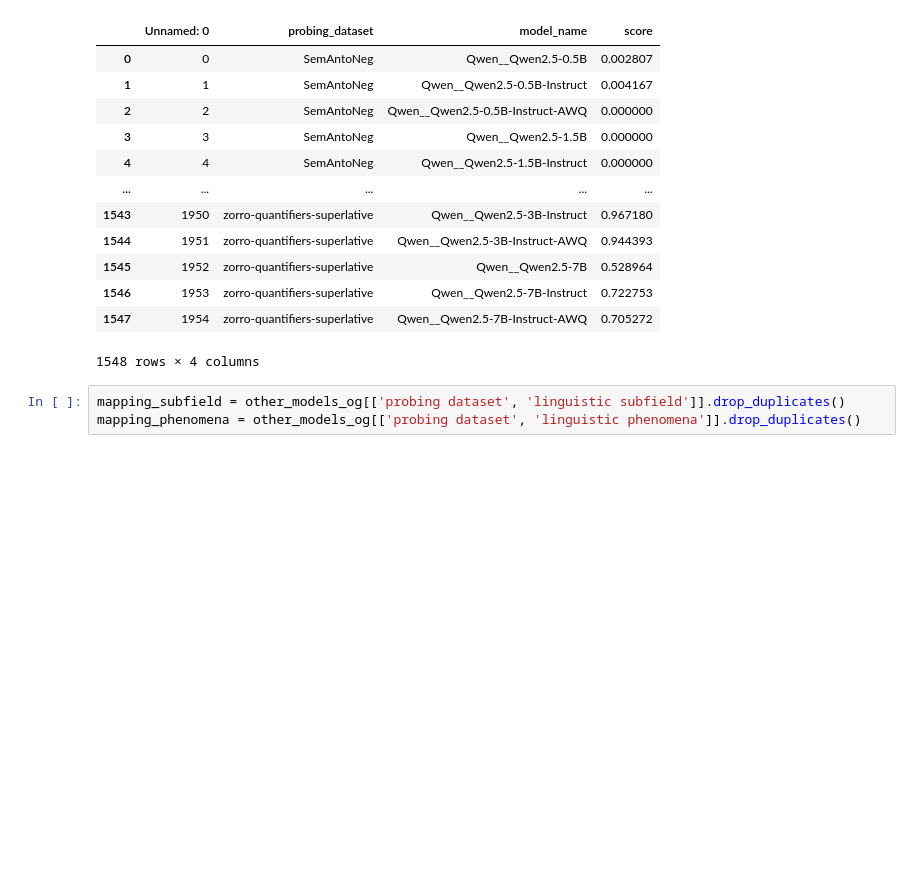
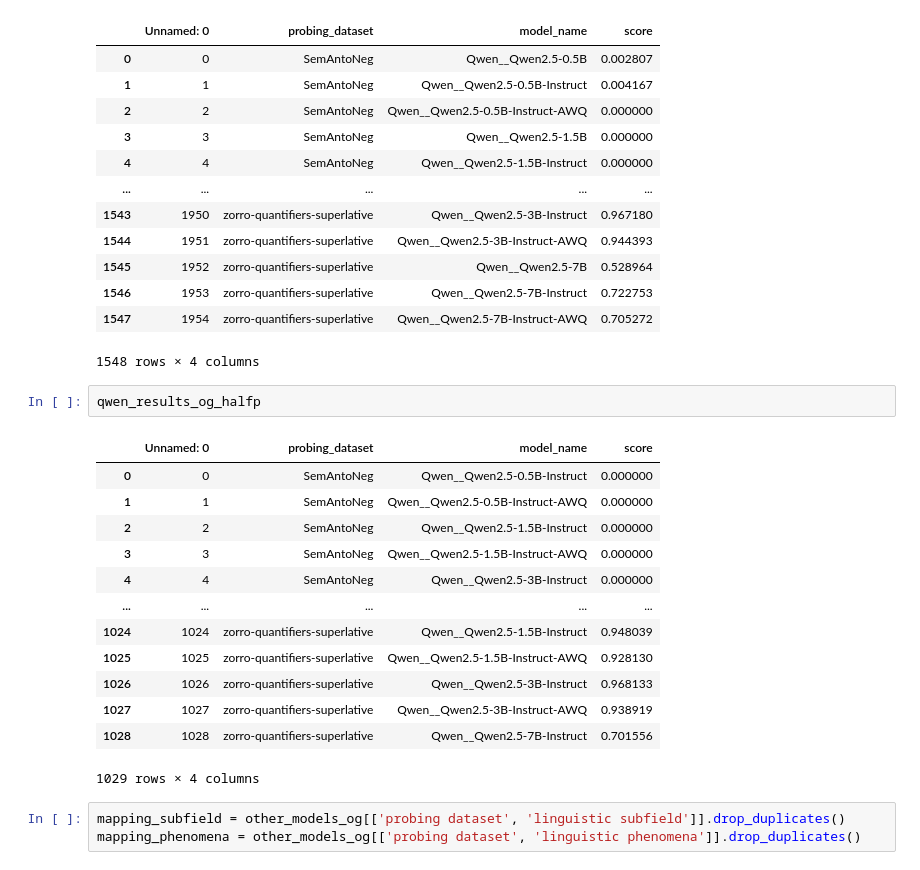
Before and after one commit to BachelorarbeitTharrmeehan/holmes-evaluation, a Jupyter notebook: research-quantization.ipynb, the cells around one changed output. Cells and saved outputs as stored; diff of their text form; blank space fills up the shorter version.

```diff
--- a/research-quantization.ipynb
+++ b/research-quantization.ipynb
@@ -41,6 +42,22 @@ qwen_results
 | 1546 | 1953 | zorro-quantifiers-superlative | Qwen__Qwen2.5-7B-Instruct | 0.722753 |
 | 1547 | 1954 | zorro-quantifiers-superlative | Qwen__Qwen2.5-7B-Instruct-AWQ | 0.705272 |
 1548 rows × 4 columns
+# %%
+qwen_results_og_halfp
+# %% [output]
+|  | Unnamed: 0 | probing_dataset | model_name | score |
+| 0 | 0 | SemAntoNeg | Qwen__Qwen2.5-0.5B-Instruct | 0.000000 |
+| 1 | 1 | SemAntoNeg | Qwen__Qwen2.5-0.5B-Instruct-AWQ | 0.000000 |
+| 2 | 2 | SemAntoNeg | Qwen__Qwen2.5-1.5B-Instruct | 0.000000 |
+| 3 | 3 | SemAntoNeg | Qwen__Qwen2.5-1.5B-Instruct-AWQ | 0.000000 |
+| 4 | 4 | SemAntoNeg | Qwen__Qwen2.5-3B-Instruct | 0.000000 |
+| ... | ... | ... | ... | ... |
+| 1024 | 1024 | zorro-quantifiers-superlative | Qwen__Qwen2.5-1.5B-Instruct | 0.948039 |
+| 1025 | 1025 | zorro-quantifiers-superlative | Qwen__Qwen2.5-1.5B-Instruct-AWQ | 0.928130 |
+| 1026 | 1026 | zorro-quantifiers-superlative | Qwen__Qwen2.5-3B-Instruct | 0.968133 |
+| 1027 | 1027 | zorro-quantifiers-superlative | Qwen__Qwen2.5-3B-Instruct-AWQ | 0.938919 |
+| 1028 | 1028 | zorro-quantifiers-superlative | Qwen__Qwen2.5-7B-Instruct | 0.701556 |
+1029 rows × 4 columns
 # %%
 mapping_subfield = other_models_og[['probing dataset', 'linguistic subfield']].drop_duplicates()
 mapping_phenomena = other_models_og[['probing dataset', 'linguistic phenomena']].drop_duplicates()
```
Also changed, not shown: parts of 9 cells of this notebook, 4 other files.
